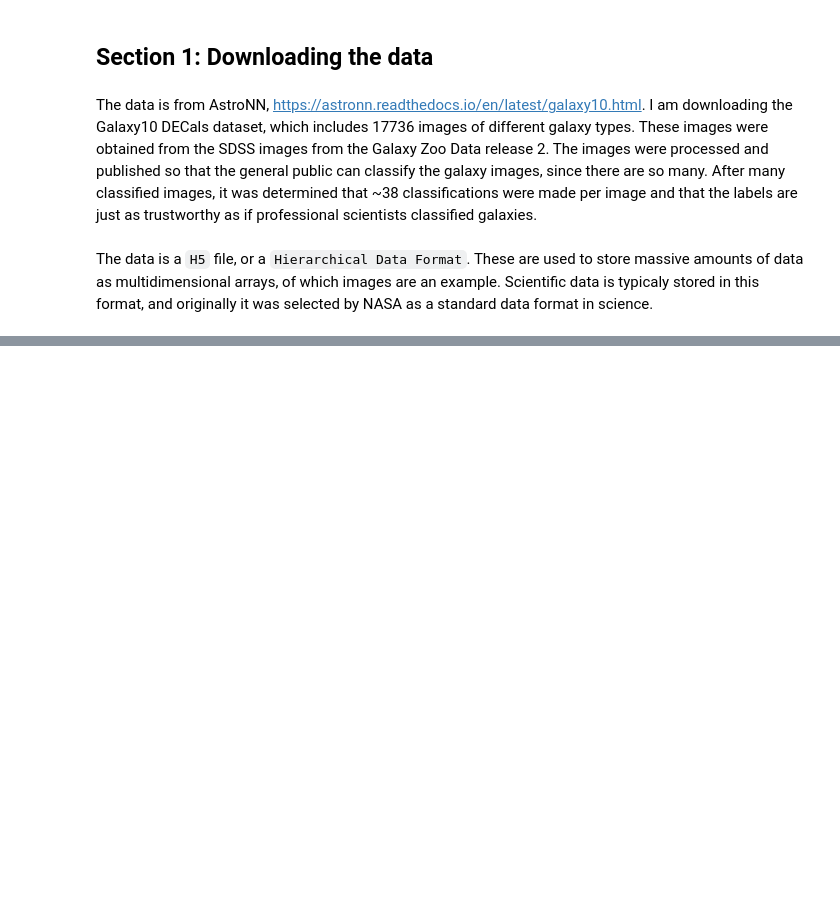
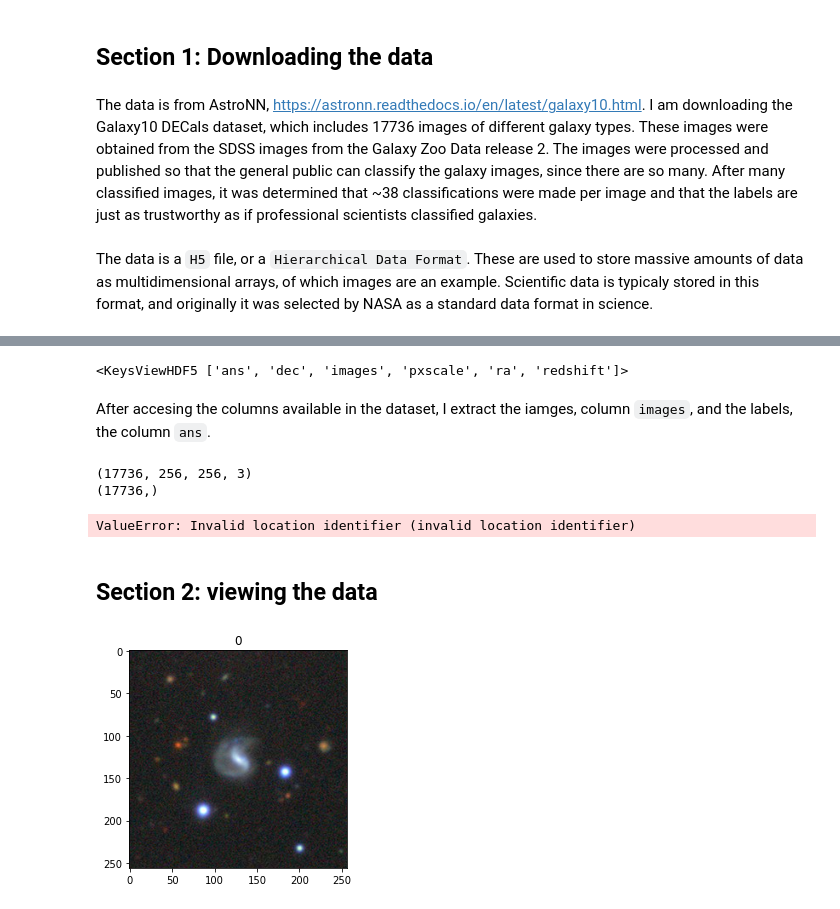
Before and after one commit to emadonev/galaxy_merger, a Jupyter notebook: nbs/03_Real_data.ipynb, the cells around one changed output, grey strips where cells are left out. Drawn from its saved outputs; the diff is of its cells as text; code cells hidden in the pictures; blank space fills up the shorter version.

```diff
--- a/nbs/03_Real_data.ipynb
+++ b/nbs/03_Real_data.ipynb
@@ -56,0 +31,31 @@ plt.show()
+# %%
+filename = '../input/Galaxy10_DECals.h5'
+# %%
+hf = h5py.File(filename, 'r')
+hf.keys()
+# %% [output]
+<KeysViewHDF5 ['ans', 'dec', 'images', 'pxscale', 'ra', 'redshift']>
+# %% [markdown]
+After accesing the columns available in the dataset, I extract the iamges, column `images`, and the labels, the column `ans`.
+# %%
+images_r = hf.get('images')
+print(images_r.shape)
+labels_r = hf.get('ans')
+print(labels_r.shape)
+# %% [output]
+(17736, 256, 256, 3)
+(17736,)
+# %%
+images_r = hf['images']
+# %% [output]
+ValueError: Invalid location identifier (invalid location identifier)
+# %% [markdown]
+## Section 2: viewing the data
+# %%
+image = images_r[3]
+norm = simple_norm(image, 'log', max_percent=99.75)
+plt.imshow(image, aspect='equal', norm=norm)
+plt.title(labels_r[3])
+plt.show()
+# %% [output]
+[figure, added]
```
Also changed, not shown: parts of 11 cells of this notebook, 1 other file.
